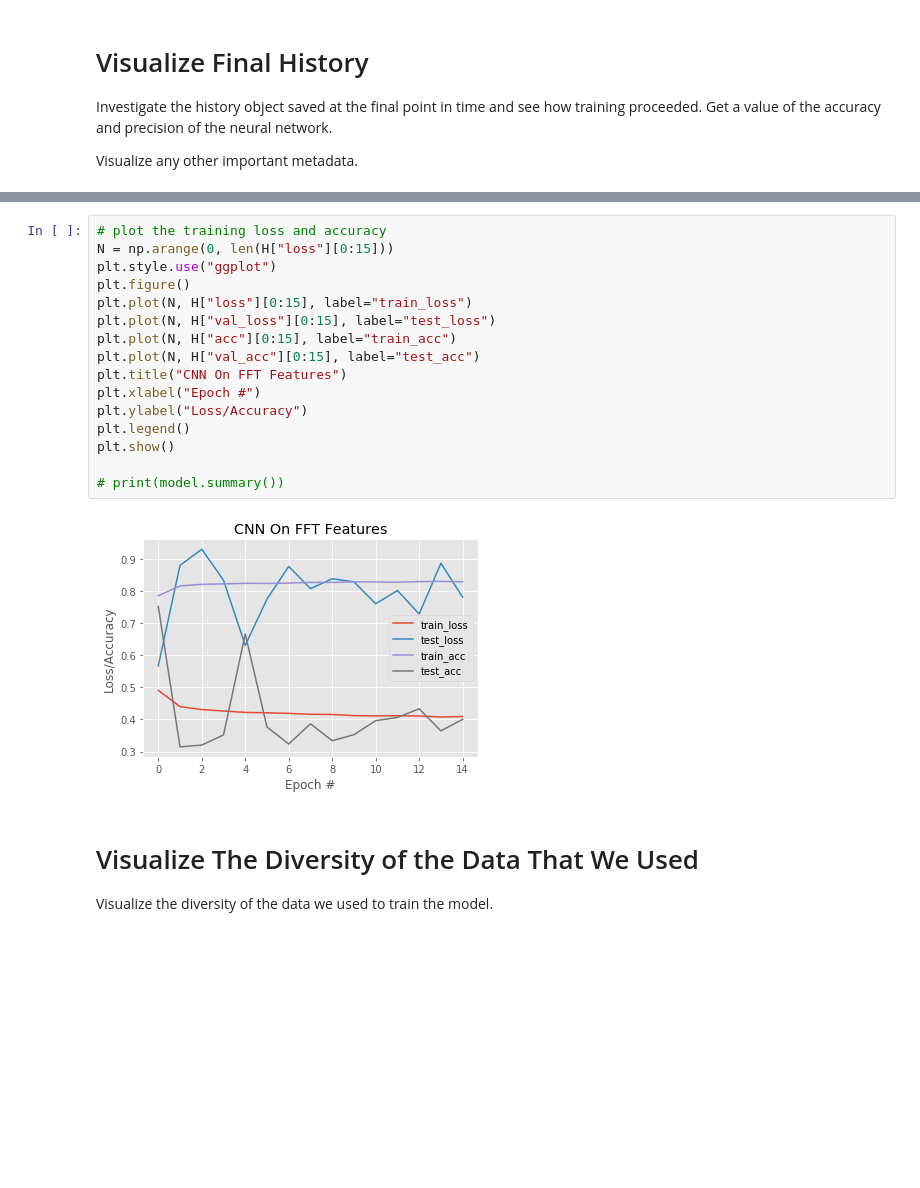
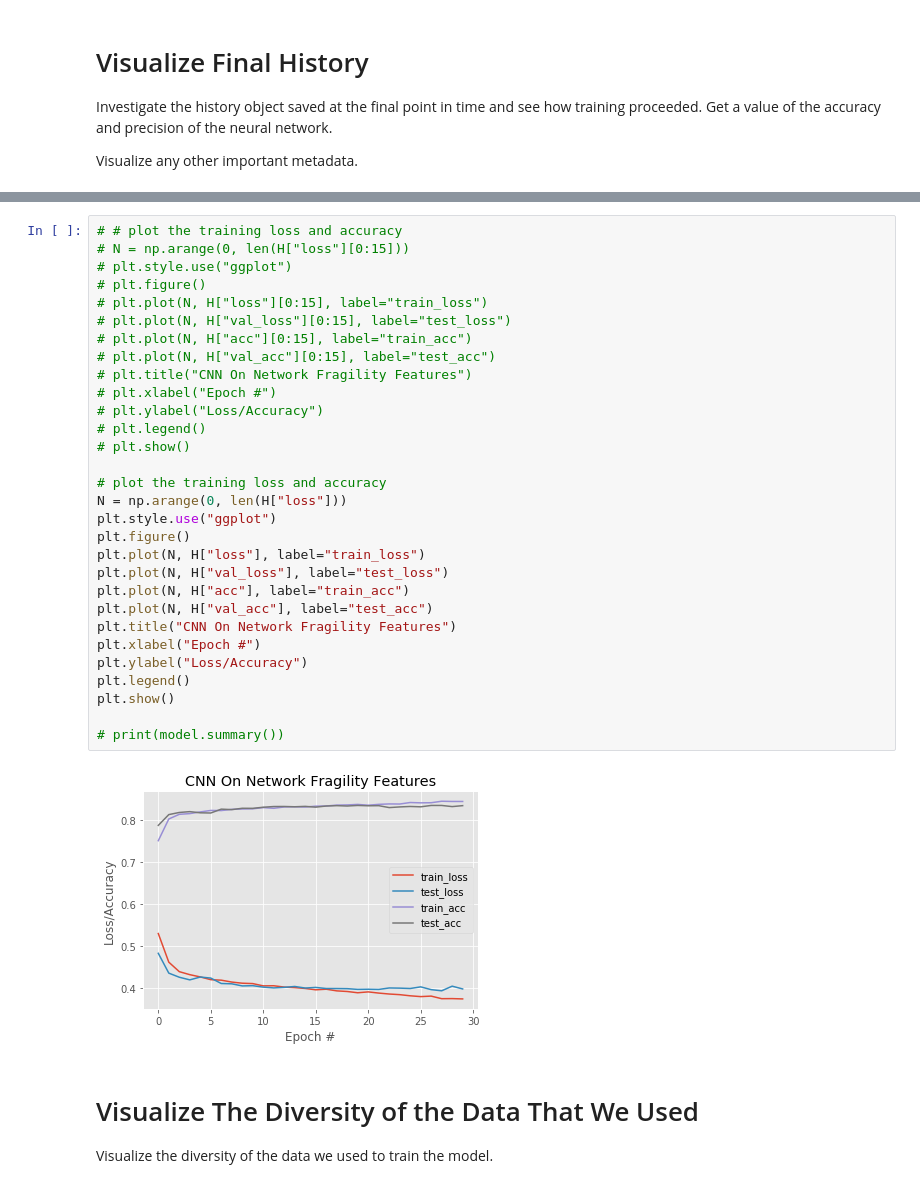
Before and after one commit to adam2392/dnn-unsupervised, a Jupyter notebook: dnn/Visualize Training Results.ipynb, the cells around one changed output, grey strips where cells are left out. Drawn from its saved outputs; the diff is of its cells as text; blank space fills up the shorter version.

```diff
--- a/dnn/Visualize Training Results.ipynb
+++ b/dnn/Visualize Training Results.ipynb
@@ -271,21 +271,35 @@ dict_keys(['acc', 'val_acc', 'val_loss', 'loss'])
 # %%
+# # plot the training loss and accuracy
+# N = np.arange(0, len(H["loss"][0:15]))
+# plt.style.use("ggplot")
+# plt.figure()
+# plt.plot(N, H["loss"][0:15], label="train_loss")
+# plt.plot(N, H["val_loss"][0:15], label="test_loss")
+# plt.plot(N, H["acc"][0:15], label="train_acc")
+# plt.plot(N, H["val_acc"][0:15], label="test_acc")
+# plt.title("CNN On Network Fragility Features")
+# plt.xlabel("Epoch #")
+# plt.ylabel("Loss/Accuracy")
+# plt.legend()
+# plt.show()
+
 # plot the training loss and accuracy
-N = np.arange(0, len(H["loss"][0:15]))
+N = np.arange(0, len(H["loss"]))
 plt.style.use("ggplot")
 plt.figure()
-plt.plot(N, H["loss"][0:15], label="train_loss")
-plt.plot(N, H["val_loss"][0:15], label="test_loss")
-plt.plot(N, H["acc"][0:15], label="train_acc")
-plt.plot(N, H["val_acc"][0:15], label="test_acc")
-plt.title("CNN On FFT Features")
+plt.plot(N, H["loss"], label="train_loss")
+plt.plot(N, H["val_loss"], label="test_loss")
+plt.plot(N, H["acc"], label="train_acc")
+plt.plot(N, H["val_acc"], label="test_acc")
+plt.title("CNN On Network Fragility Features")
 plt.xlabel("Epoch #")
 plt.ylabel("Loss/Accuracy")
 plt.legend()
 plt.show()
 
 # print(model.summary())
 # %% [output]
-[figure, old version]
+[figure, new version]
 # %% [markdown]
 # Visualize The Diversity of the Data That We Used
 
```
Also changed, not shown: parts of 2 cells of this notebook, 2 other files.
